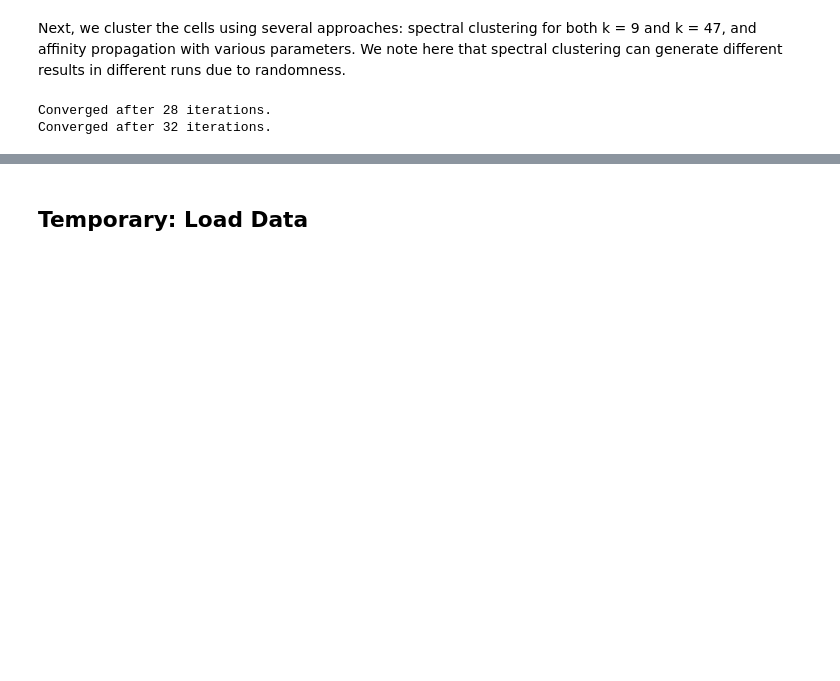
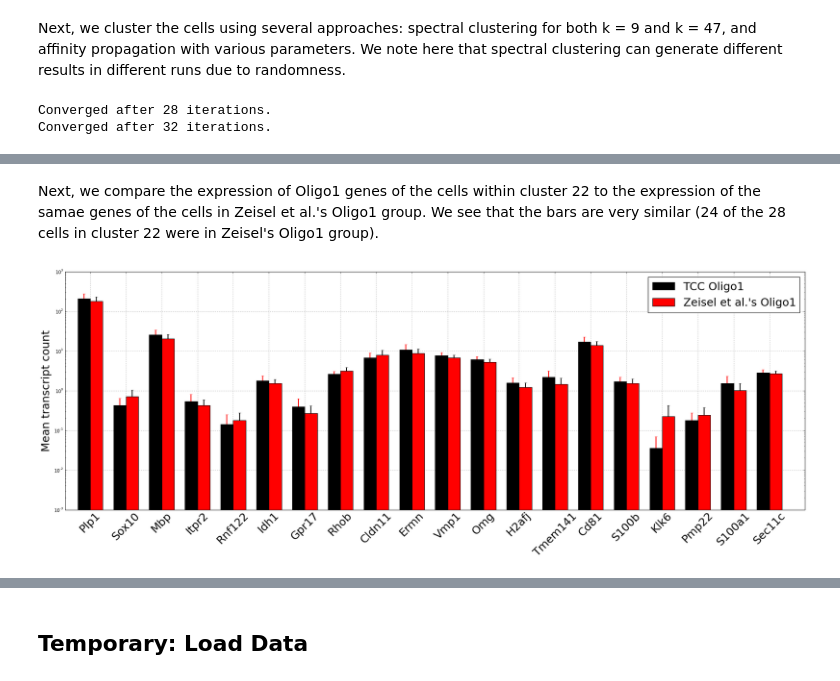
Before and after one commit to govinda-kamath/clustering_on_transcript_compatibility_counts, a Jupyter notebook: Zeisel_pipeline/Zeisel_Analysis.ipynb, the cells around one changed output, grey strips where cells are left out. Saved outputs shown, nothing was run; the diff lists cells and outputs as text; code cells hidden in the pictures; blank space fills up the shorter version.

```diff
--- a/Zeisel_pipeline/Zeisel_Analysis.ipynb
+++ b/Zeisel_pipeline/Zeisel_Analysis.ipynb
@@ -139,0 +201,43 @@ stain_plot(X_tsne,tcc_spectral_labels47,[],
+# %% [markdown]
+Next, we compare the expression of Oligo1 genes of the cells within cluster 22 to the expression of the samae genes of the cells in Zeisel et al.'s Oligo1 group. We see that the bars are very similar (24 of the 28 cells in cluster 22 were in Zeisel's Oligo1 group).
+# %%
+%matplotlib inline
+
+# Compute means and std deviations of the Oligo1 genes
+oligo1_markers = ["Plp1", "Sox10", "Mbp", "Itpr2", "Rnf122", "Idh1",
+                  "Gpr17", "Rhob", "Cldn11","Ermn","Vmp1", "Omg", "H2afj",
+                  "Tmem141", "Cd81", "S100b", "Klk6", "Pmp22", "S100a1", "Sec11c"]
+c22_means,zo1_means,c22_std,zo1_std = [],[],[],[]
+n_c22 = np.sum(tcc_spectral_labels47 == 22)
+n_zo1 = np.sum(labels47 == 'Oligo1')
+for gn in oligo1_markers:
+    g = np.loadtxt('./Zeisels_data/'+gn+'_counts.txt')
+    c22_means.append(np.mean(g[tcc_affinity_labels1 == 22]))
+    zo1_means.append(np.mean(g[labels47 == 'Oligo1']))
+    c22_std.append(np.std(g[tcc_affinity_labels1 == 22])/np.sqrt(n_c22))
+    zo1_std.append(np.std(g[labels47 == 'Oligo1'])/np.sqrt(n_zo1))
+
+# Generate the bar plot
+fig = plt.figure(figsize=(30,10))
+plt.gcf().subplots_adjust(bottom=0.15)
+ax = fig.add_subplot(111)
+ind = np.arange(len(oligo_markers))
+width = 0.35
+rects1 = ax.bar(ind,c22_means,width,color='black',yerr=c22_std,
+                error_kw=dict(elinewidth=2,ecolor='red'),zorder=3)
+rects2 = ax.bar(ind+width, zo1_means, width,color='red',yerr=zo1_std,
+                error_kw=dict(elinewidth=2,ecolor='black'),zorder=3)
+ax.set_xlim(-width,len(ind)+width)
+xTickMarks = [i for i in oligo_markers]
+ax.set_xticks(ind+width)
+xtickNames = ax.set_xticklabels(xTickMarks)
+plt.setp(xtickNames, rotation=45, fontsize=25)
+ax.set_yscale('log')
+plt.ylabel('Mean transcript count',size=25)
+ax.legend( (rects1[0], rects2[0]), ('TCC Oligo1', 'Zeisel et al.\'s Oligo1') ,fontsize=25)
+ax.grid()
+save_name='oligo1_clust22'
+if save_name is not None: plt.savefig('/data/SS_RNA_seq/Figures/'+save_name+'.eps', format='eps', dpi=900)
+plt.show()
+# %% [output]
+[figure, added]
```
Also changed, not shown: parts of 9 cells of this notebook.
